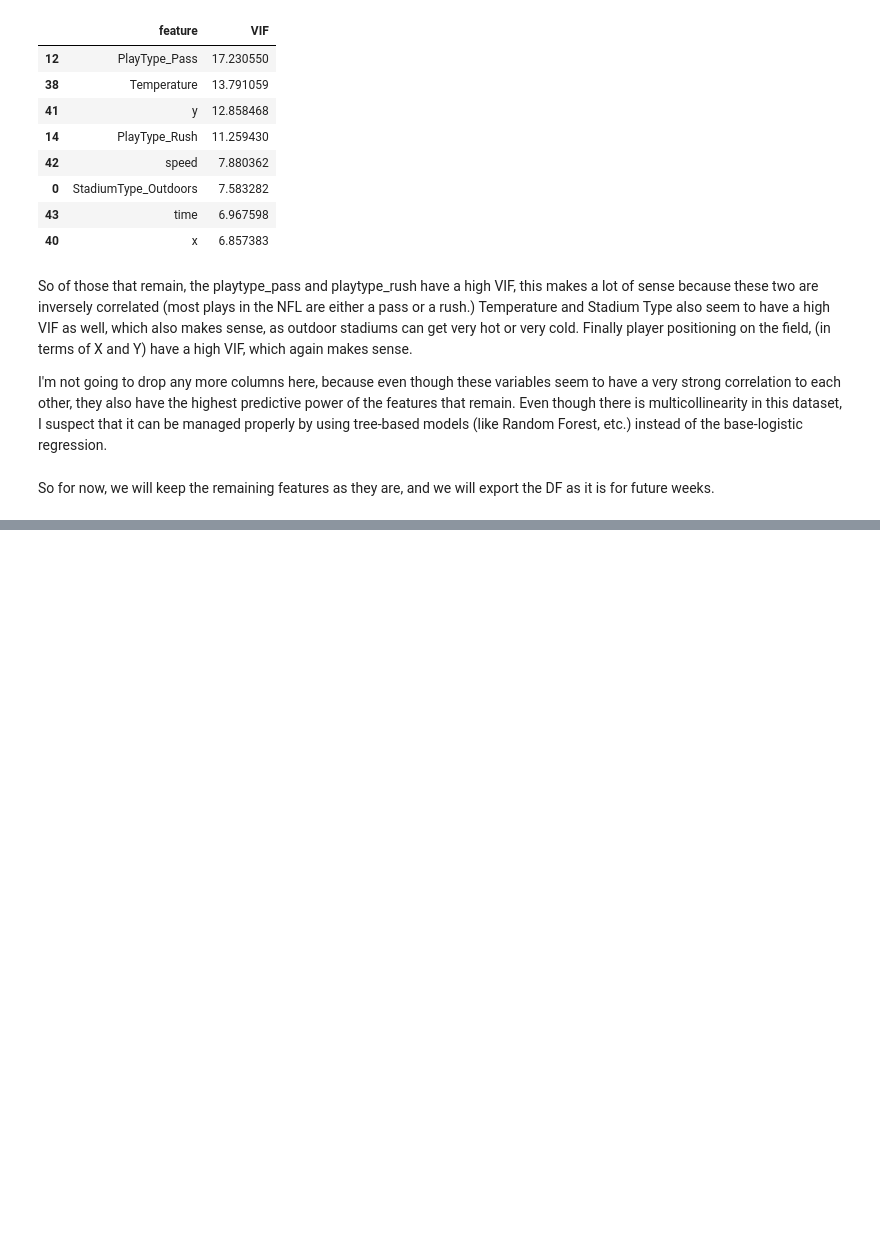
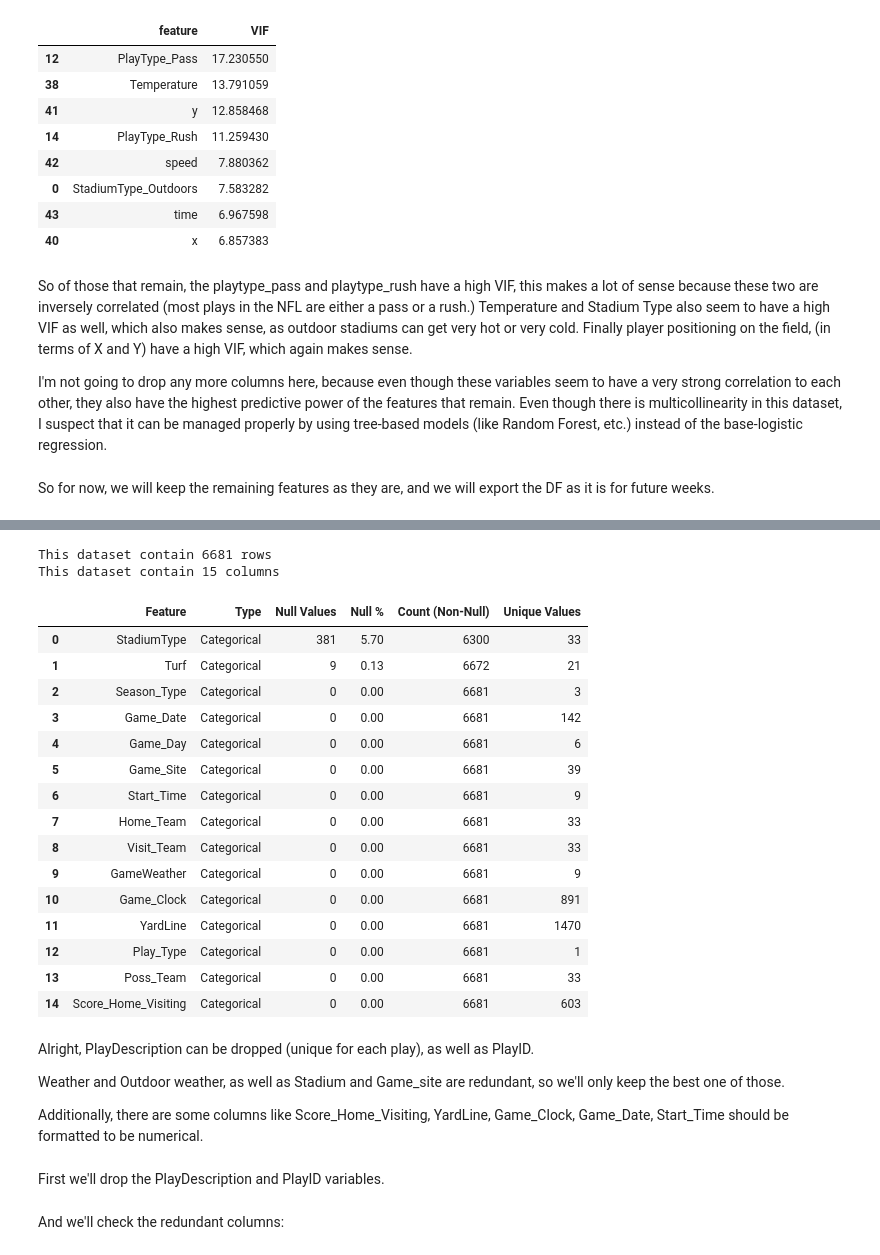
Before and after one commit to LeeMcFarling/AFL_Project_backup, a Jupyter notebook: Modeling/Weekly Assignments/Week_1.ipynb, the cells around one changed output, grey strips where cells are left out. Cells and saved outputs as stored; diff of their text form; code cells hidden in the pictures; blank space fills up the shorter version.

```diff
--- a/Modeling/Weekly Assignments/Week_1.ipynb
+++ b/Modeling/Weekly Assignments/Week_1.ipynb
@@ -776,0 +809,30 @@ FNF_Model_Ready.to_csv('../../Dataset Analysis/FNF_Model_Ready.csv', index=False
+# %%
+PDA_Categorical = categorify(PDA_All_Plays)
+profile_dataset(PDA_Categorical)
+# %% [output]
+This dataset contain 6681 rows
+This dataset contain 15 columns
+|  | Feature | Type | Null Values | Null % | Count (Non-Null) | Unique Values |
+| 0 | StadiumType | Categorical | 381 | 5.70 | 6300 | 33 |
+| 1 | Turf | Categorical | 9 | 0.13 | 6672 | 21 |
+| 2 | Season_Type | Categorical | 0 | 0.00 | 6681 | 3 |
+| 3 | Game_Date | Categorical | 0 | 0.00 | 6681 | 142 |
+| 4 | Game_Day | Categorical | 0 | 0.00 | 6681 | 6 |
+| 5 | Game_Site | Categorical | 0 | 0.00 | 6681 | 39 |
+| 6 | Start_Time | Categorical | 0 | 0.00 | 6681 | 9 |
+| 7 | Home_Team | Categorical | 0 | 0.00 | 6681 | 33 |
+| 8 | Visit_Team | Categorical | 0 | 0.00 | 6681 | 33 |
+| 9 | GameWeather | Categorical | 0 | 0.00 | 6681 | 9 |
+| 10 | Game_Clock | Categorical | 0 | 0.00 | 6681 | 891 |
+| 11 | YardLine | Categorical | 0 | 0.00 | 6681 | 1470 |
+| 12 | Play_Type | Categorical | 0 | 0.00 | 6681 | 1 |
+| 13 | Poss_Team | Categorical | 0 | 0.00 | 6681 | 33 |
+| 14 | Score_Home_Visiting | Categorical | 0 | 0.00 | 6681 | 603 |
+# %% [markdown]
+Alright, PlayDescription can be dropped (unique for each play), as well as PlayID.
+
+Weather and Outdoor weather, as well as Stadium and Game_site are redundant, so we'll only keep the best one of those.
+
+Additionally, there are some columns like Score_Home_Visiting, YardLine, Game_Clock, Game_Date, Start_Time should be formatted to be numerical.
+# %% [markdown]
+First we'll drop the PlayDescription and PlayID variables.
@@ -776,0 +841,2 @@ FNF_Model_Ready.to_csv('../../Dataset Analysis/FNF_Model_Ready.csv', index=False
+# %% [markdown]
+And we'll check the redundant columns:
```
Also changed, not shown: parts of 23 cells of this notebook.
